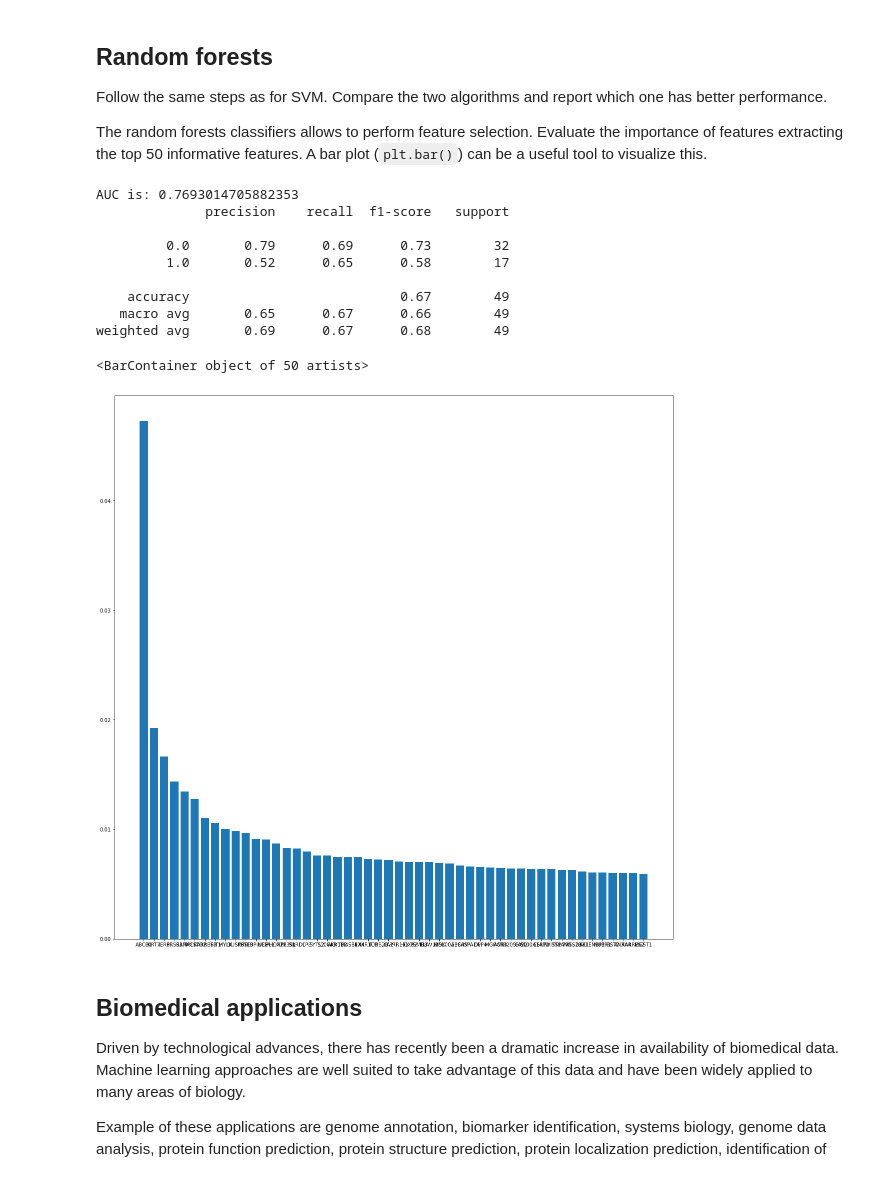
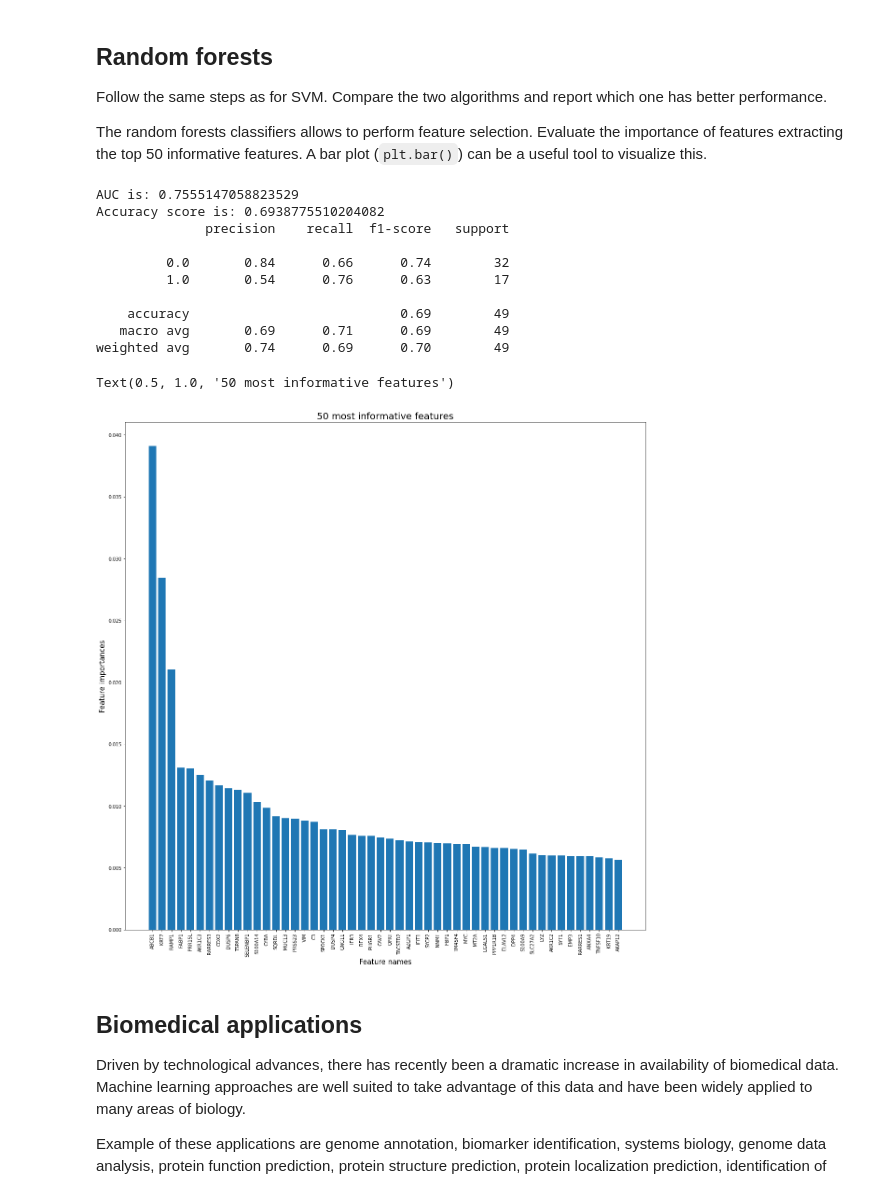
Before and after one commit to MirtheK/8dm50-machine-learning, a Jupyter notebook: practicals/week_6.ipynb, the cells around one changed output. Drawn from its saved outputs; the diff is of its cells as text; code cells hidden in the pictures.

```diff
--- a/practicals/week_6.ipynb
+++ b/practicals/week_6.ipynb
@@ -171,30 +173,22 @@ for i in range(len(zscores)):
         labels[i] = 0
 X_train, X_test, Y_train, Y_test = train_test_split(x_ex, labels, test_size=0.33, random_state=333)
 # %%
-
-
-#X_train, X_test, y_train, y_test = train_test_split(
-#                        df_feat, np.ravel(df_target),
-#                test_size = 0.30, random_state = 101)
-
-# train the model on train set
 model = svm.SVC()
 model.fit(X_train, Y_train)
 
 # print prediction results
 predictions = model.predict(X_test)
-print(classification_report(Y_test, predictions))
+#print(classification_report(Y_test, predictions))
 
 # defining parameter range
 param_grid = {'C': [0.1, 1, 10, 100, 1000],
               'gamma': [1, 0.1, 0.01, 0.001, 0.0001],
-              'kernel': ['rbf']}
+              'kernel': ['rbf', 'poly', 'sigmoid']}
 
 grid = GridSearchCV(svm.SVC(), param_grid, refit = True, verbose = 3)
 
 # fitting the model for grid search
 grid.fit(X_train, Y_train)
-
 
 # print best parameter after tuning
 print(grid.best_params_)
@@ -249,6 +254,7 @@ from sklearn.ensemble import RandomForestClassifier
 # Create the model with 100 trees
 model = RandomForestClassifier(n_estimators=100,
                                bootstrap = True,
+                               oob_score = True,
                                max_features = 'sqrt')
 # Fit on training data
 model.fit(X_train, Y_train)
@@ -265,39 +271,49 @@ from sklearn.metrics import roc_auc_score
 roc_value = roc_auc_score(Y_test, rf_probs)
 print("AUC is:", roc_value)
 
+#Get accuracy
+acc_value = accuracy_score(rf_predictions, Y_test)
+print('Accuracy score is:', acc_value)
+
 # print prediction results
 predictions = model.predict(X_test)
 print(classification_report(Y_test, predictions))
 # %% [output]
-AUC is: 0.7693014705882353
+AUC is: 0.7555147058823529
+Accuracy score is: 0.6938775510204082
               precision    recall  f1-score   support
 
-         0.0       0.79      0.69      0.73        32
-         1.0       0.52      0.65      0.58        17
+         0.0       0.84      0.66      0.74        32
+         1.0       0.54      0.76      0.63        17
 
-    accuracy                           0.67        49
-   macro avg       0.65      0.67      0.66        49
-weighted avg       0.69      0.67      0.68        49
+    accuracy                           0.69        49
+   macro avg       0.69      0.71      0.69        49
+weighted avg       0.74      0.69      0.70        49
 # %%
 #features
 feat_val = model.feature_importances_
 feat_name = X.columns
 
 # initialise data of lists.
 data = {'Name': feat_name,
         'Value':feat_val}
 
 # Create DataFrame
 features = pd.DataFrame(data)
 
 #plt.bar(feat_name, feat_val)
 feat = features.sort_values('Value', ascending=False)
 
+
 plt.figure(figsize=(20,20))
 plt.bar(feat.iloc[0:50,0], feat.iloc[0:50,1])
+plt.xticks(rotation = 'vertical')
+plt.ylabel('Feature importances', fontsize = 15)
+plt.xlabel('Feature names', fontsize = 15)
+plt.title('50 most informative features', fontsize = 20)
 # %% [output]
-<BarContainer object of 50 artists>
+Text(0.5, 1.0, '50 most informative features')
-[figure, old version]
+[figure, new version]
 # %% [markdown]
 
 ## Biomedical applications
```
Also changed, not shown: parts of 3 cells of this notebook.
